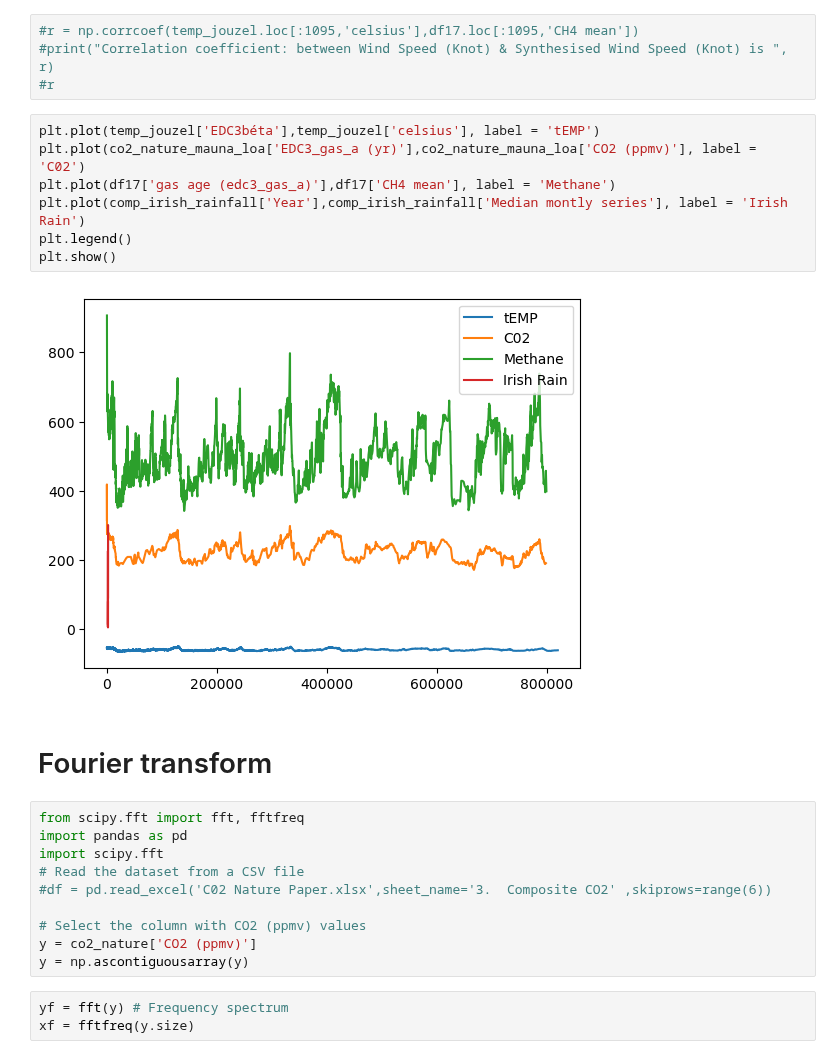
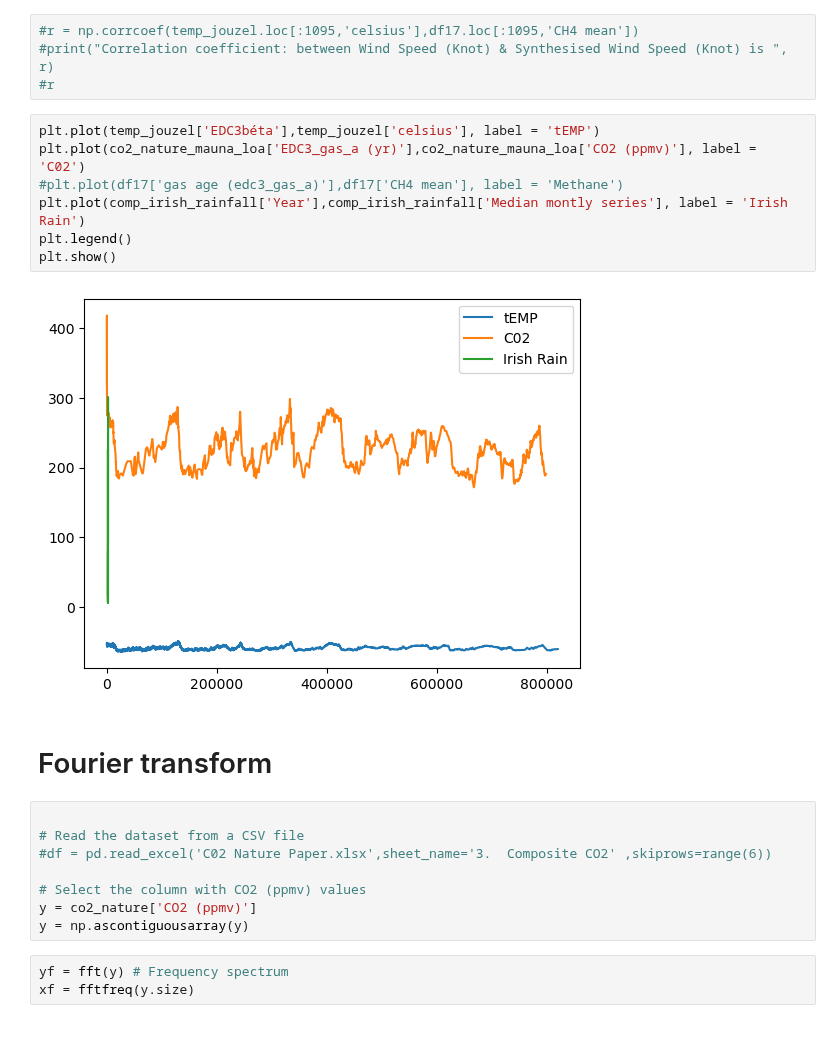
Before and after one commit to dectan/Programming-for-Data-Analysis-Project-2, a Jupyter notebook: Project 2.ipynb, the cells around one changed output. Saved outputs shown, nothing was run; the diff lists cells and outputs as text.

```diff
--- a/Project 2.ipynb
+++ b/Project 2.ipynb
@@ -735,18 +664,16 @@ FREQUENCY ANALYSIS ??
 # %%
 plt.plot(temp_jouzel['EDC3béta'],temp_jouzel['celsius'], label = 'tEMP')
 plt.plot(co2_nature_mauna_loa['EDC3_gas_a (yr)'],co2_nature_mauna_loa['CO2 (ppmv)'], label = 'C02')
-plt.plot(df17['gas age (edc3_gas_a)'],df17['CH4 mean'], label = 'Methane')
+#plt.plot(df17['gas age (edc3_gas_a)'],df17['CH4 mean'], label = 'Methane')
 plt.plot(comp_irish_rainfall['Year'],comp_irish_rainfall['Median montly series'], label = 'Irish Rain')
 plt.legend()
 plt.show()
 # %% [output]
-[figure, old version]
+[figure, new version]
 # %% [markdown]
 # Fourier transform
 # %%
-from scipy.fft import fft, fftfreq
-import pandas as pd
-import scipy.fft
+
 # Read the dataset from a CSV file
 #df = pd.read_excel('C02 Nature Paper.xlsx',sheet_name='3.  Composite CO2' ,skiprows=range(6))
 
```
Also changed, not shown: parts of 61 cells of this notebook, 3 other files.
